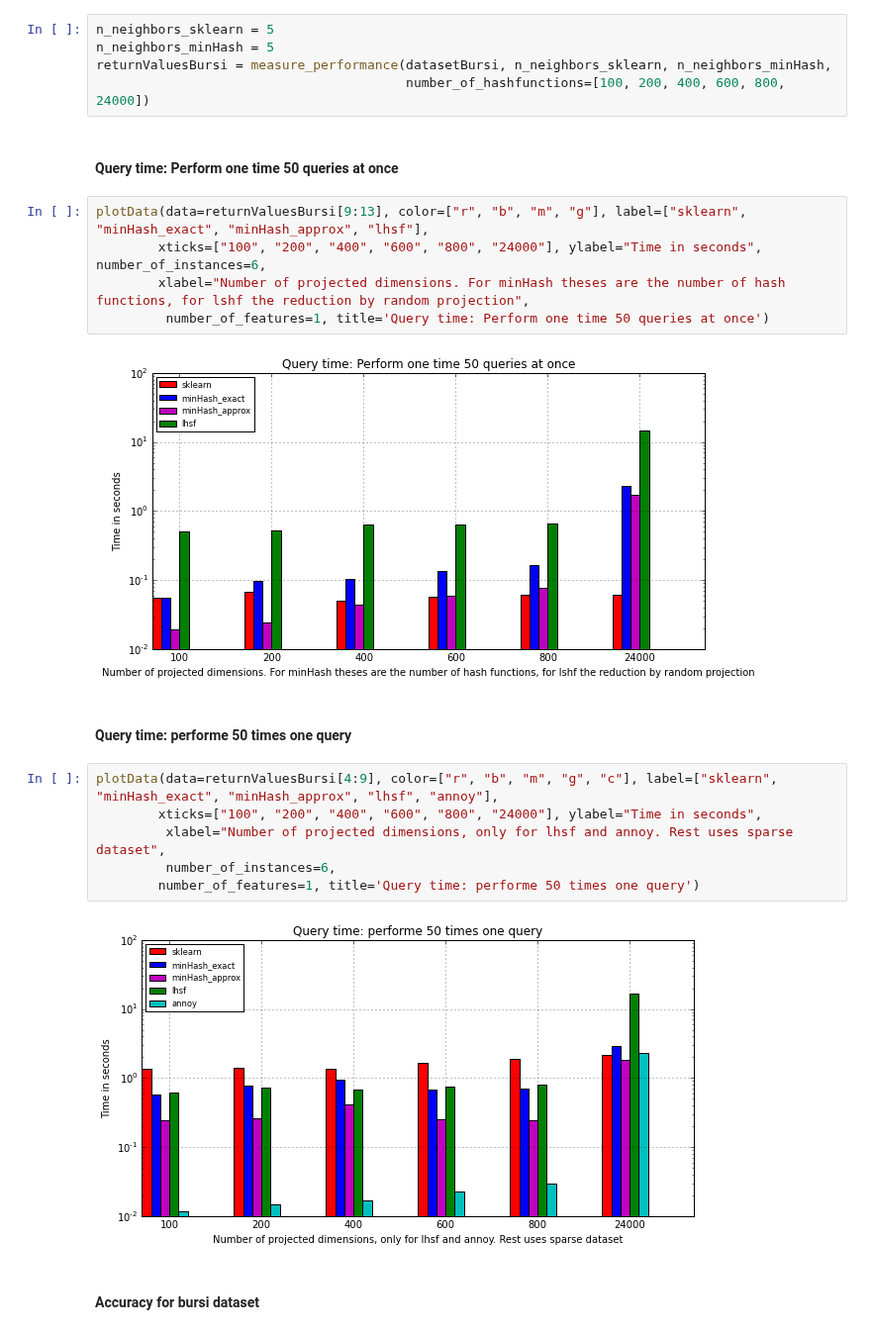
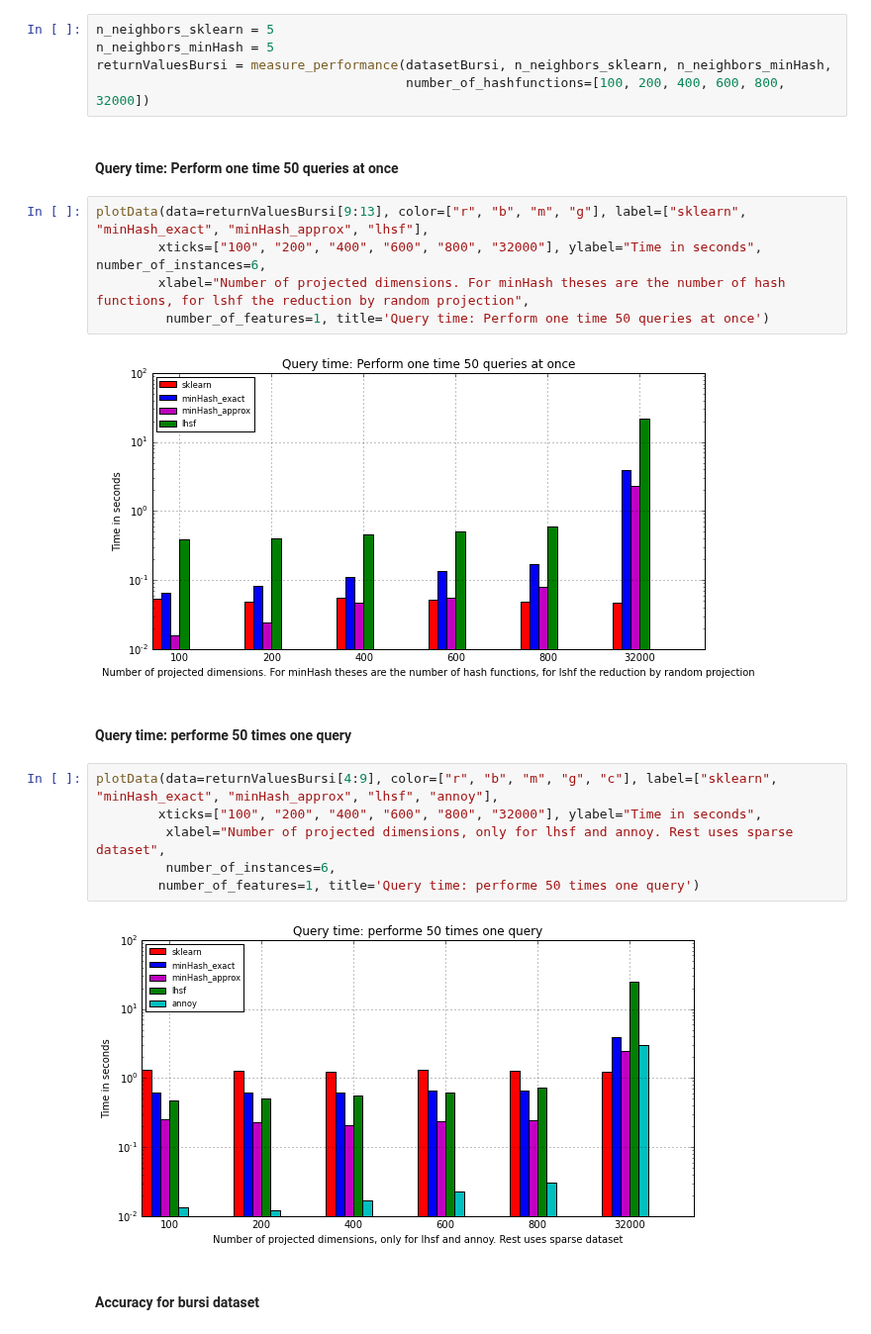
Before and after one commit to joachimwolff/sparse-neighbors-search, a Jupyter notebook: example/Bursi_dataset.ipynb, the cells around one changed output. Shown at 99% size. Drawn from its saved outputs; the diff is of its cells as text.

```diff
--- a/example/Bursi_dataset.ipynb
+++ b/example/Bursi_dataset.ipynb
@@ -47,26 +47,26 @@ Computed on Intel i5-5200U 2.2 GHz, 8 GB RAM, Ubuntu Linux 14.04
 n_neighbors_sklearn = 5
 n_neighbors_minHash = 5
 returnValuesBursi = measure_performance(datasetBursi, n_neighbors_sklearn, n_neighbors_minHash,
-                                        number_of_hashfunctions=[100, 200, 400, 600, 800, 24000])
+                                        number_of_hashfunctions=[100, 200, 400, 600, 800, 32000])
 # %% [markdown]
 #### Query time: Perform one time 50 queries at once
 # %%
 plotData(data=returnValuesBursi[9:13], color=["r", "b", "m", "g"], label=["sklearn", "minHash_exact", "minHash_approx", "lhsf"],
-        xticks=["100", "200", "400", "600", "800", "24000"], ylabel="Time in seconds", number_of_instances=6,
+        xticks=["100", "200", "400", "600", "800", "32000"], ylabel="Time in seconds", number_of_instances=6,
         xlabel="Number of projected dimensions. For minHash theses are the number of hash functions, for lshf the reduction by random projection",
          number_of_features=1, title='Query time: Perform one time 50 queries at once')
 # %% [output]
-[figure, old version]
+[figure, new version]
 # %% [markdown]
 #### Query time: performe 50 times one query
 # %%
 plotData(data=returnValuesBursi[4:9], color=["r", "b", "m", "g", "c"], label=["sklearn", "minHash_exact", "minHash_approx", "lhsf", "annoy"],
-        xticks=["100", "200", "400", "600", "800", "24000"], ylabel="Time in seconds",
+        xticks=["100", "200", "400", "600", "800", "32000"], ylabel="Time in seconds",
          xlabel="Number of projected dimensions, only for lhsf and annoy. Rest uses sparse dataset",
          number_of_instances=6,
         number_of_features=1, title='Query time: performe 50 times one query')
 # %% [output]
-[figure, old version]
+[figure, new version]
 # %% [markdown]
 #### Accuracy for bursi dataset
 # %%
```
Also changed, not shown: parts of 3 cells of this notebook.
